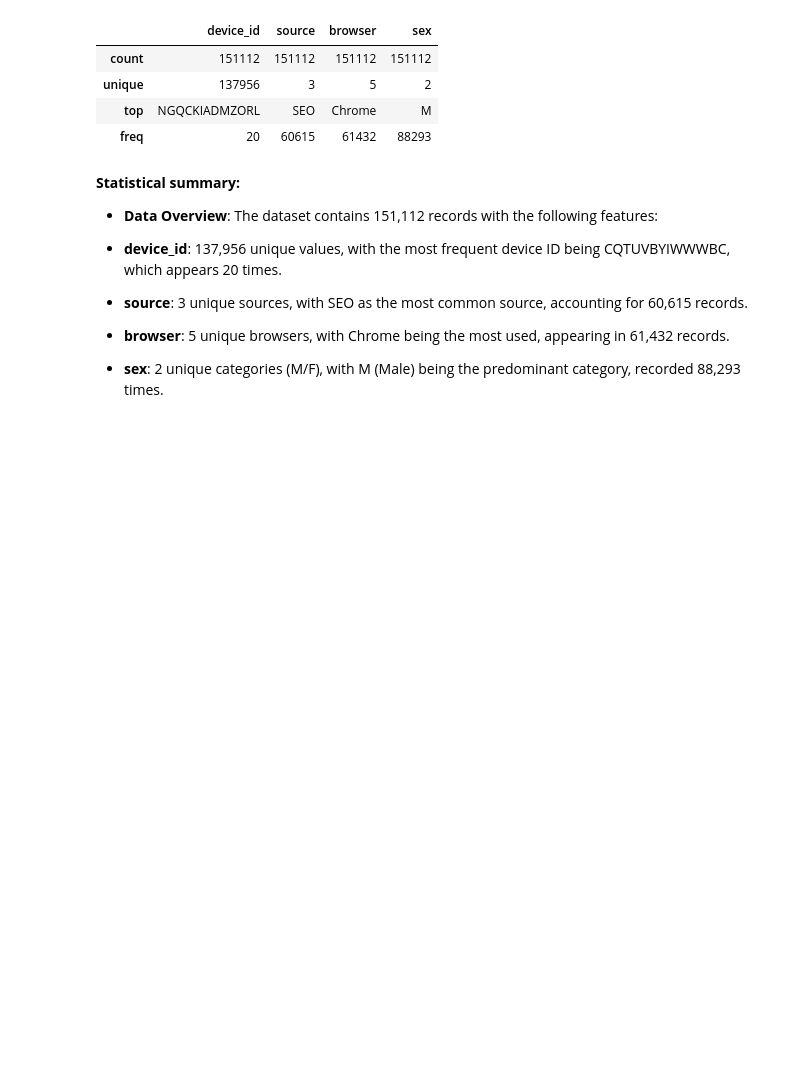
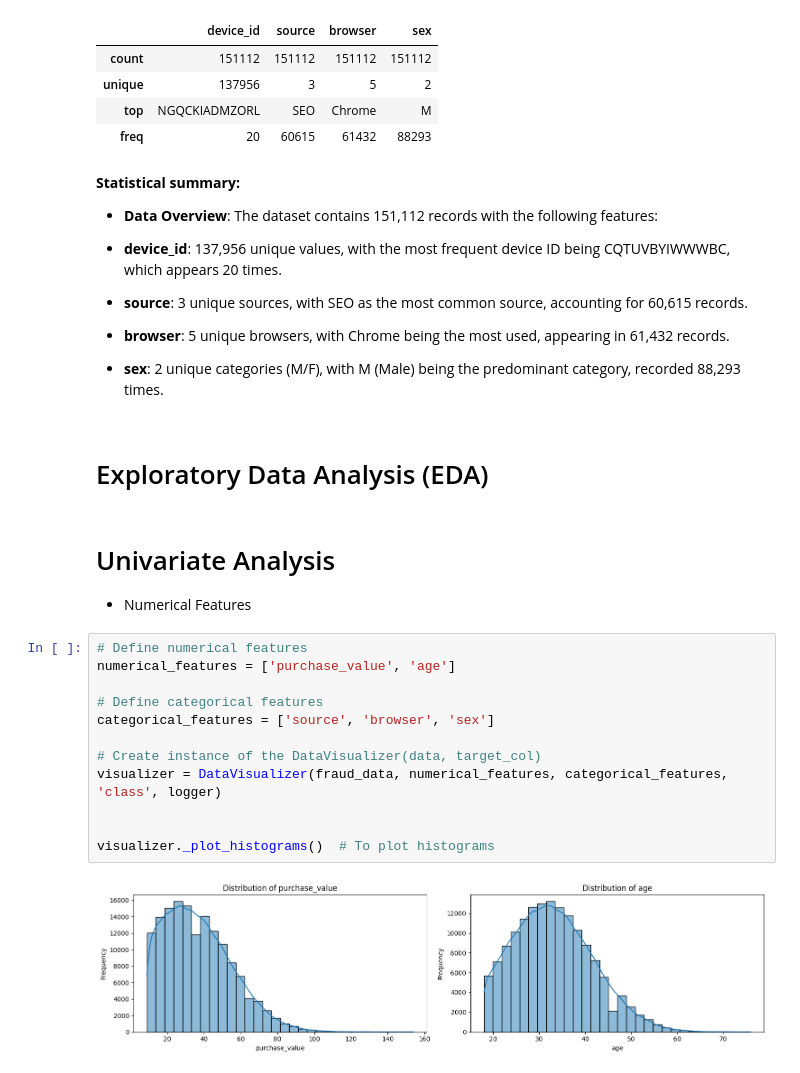
Before and after one commit to nebiyu-getachew/Fraud-Detection, a Jupyter notebook: notebooks/task_1.ipynb, the cells around one changed output. Saved outputs shown, nothing was run; the diff lists cells and outputs as text; blank space fills up the shorter version.

Commit message:
Univariate Analysis

```diff
--- a/notebooks/task_1.ipynb
+++ b/notebooks/task_1.ipynb
@@ -202,3 +203,22 @@ fraud_data.describe(include='object')
 - **browser**: 5 unique browsers, with Chrome being the most used, appearing in 61,432 records.
 
 - **sex**: 2 unique categories (M/F), with M (Male) being the predominant category, recorded 88,293 times.
+# %% [markdown]
+# Exploratory Data Analysis (EDA)
+# %% [markdown]
+# Univariate Analysis
+- Numerical Features
+# %%
+# Define numerical features
+numerical_features = ['purchase_value', 'age']
+
+# Define categorical features
+categorical_features = ['source', 'browser', 'sex']
+
+# Create instance of the DataVisualizer(data, target_col)
+visualizer = DataVisualizer(fraud_data, numerical_features, categorical_features, 'class', logger)
+
+
+visualizer._plot_histograms()  # To plot histograms
+# %% [output]
+[figure, added]
```
Also changed, not shown: parts of 4 cells of this notebook.
